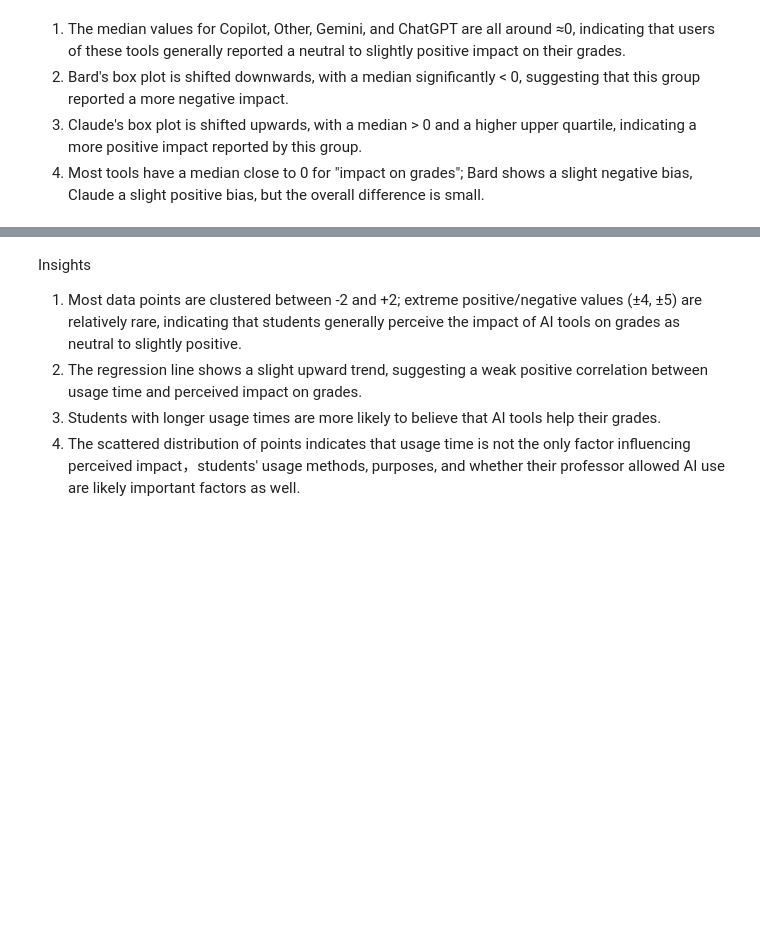
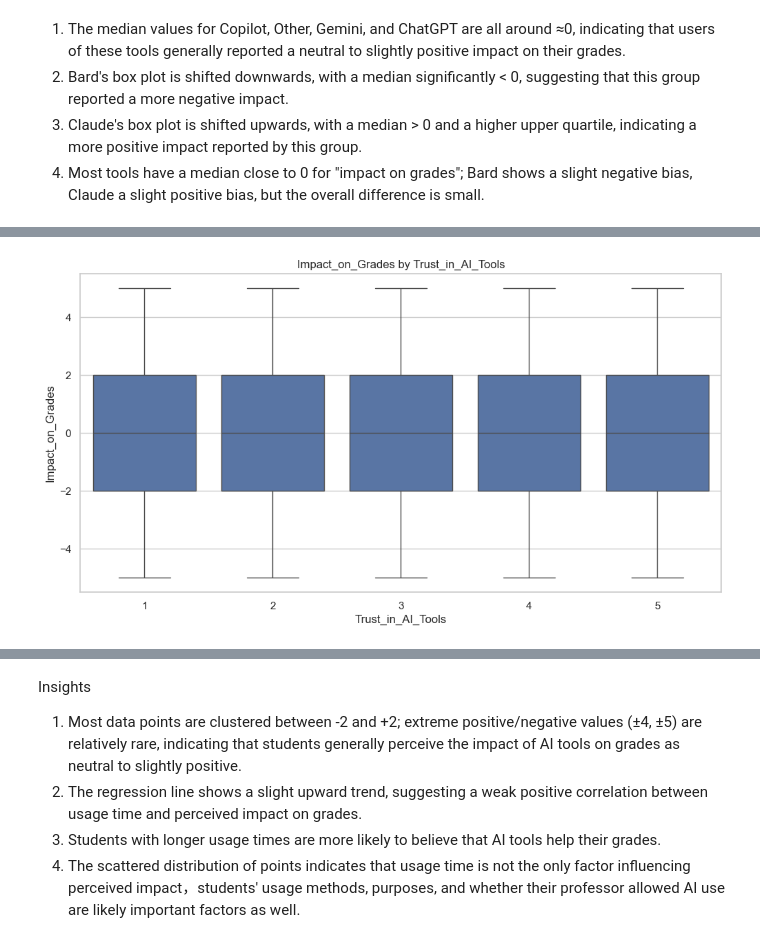
Before and after one commit to WeijiaLincolnuni/1157775-comp647, a Jupyter notebook: exploratory_data_analysis.ipynb, the cells around one changed output, grey strips where cells are left out. Drawn from its saved outputs; the diff is of its cells as text; code cells hidden in the pictures; blank space fills up the shorter version.

Commit message:
update explanation
update explanation in read.me file and exploratory_data_analysis.ipynb file

```diff
--- a/exploratory_data_analysis.ipynb
+++ b/exploratory_data_analysis.ipynb
@@ -189,3 +191,11 @@ plt.show()
+# %%
+# Impact_on_Grades by Trust_in_AI_Tools
+plt.figure(figsize=(12,6))
+sns.boxplot(x='Trust_in_AI_Tools', y='Impact_on_Grades', data=df)
+plt.title("Impact_on_Grades by Trust_in_AI_Tools")
+plt.show()
+# %% [output]
+[figure, added]
 # %%
 plt.figure(figsize=(6,4))
 sns.scatterplot(x='Daily_Usage_Hours', y='Impact_on_Grades', data=df, alpha=0.5)
```
Also changed, not shown: parts of 19 cells of this notebook, 1 other file.
